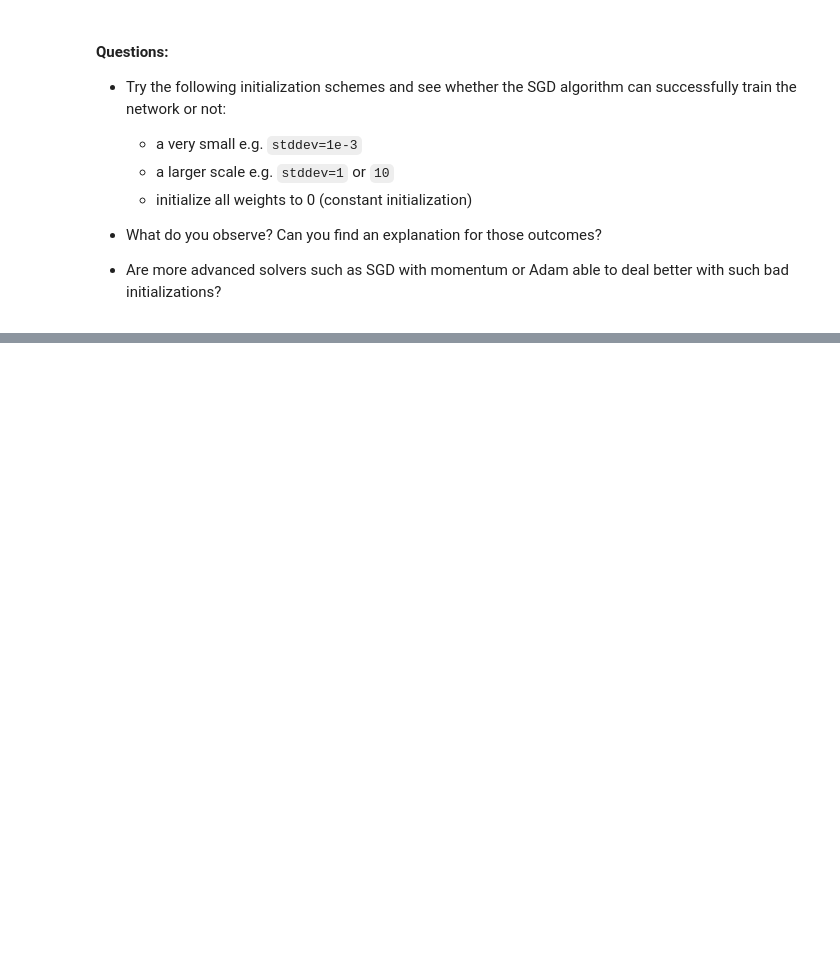
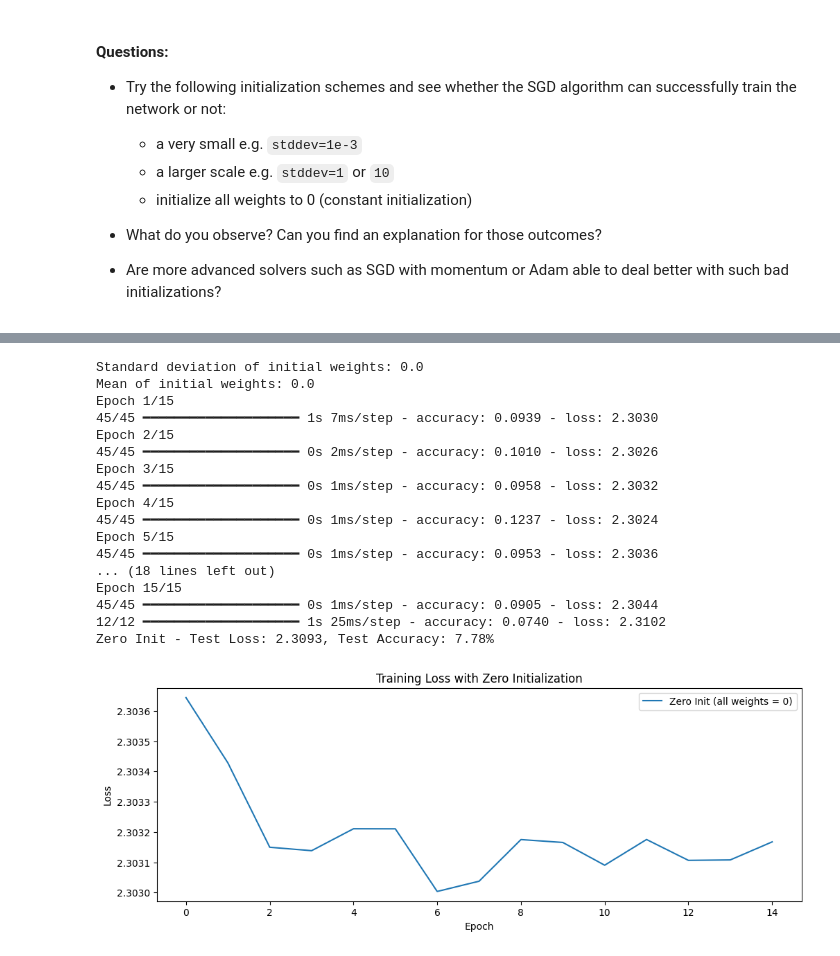
Before and after one commit to andreero0/deep_learning, a Jupyter notebook: 01_materials/labs/lab_1.ipynb, the cells around one changed output, grey strips where cells are left out. Cells and saved outputs as stored; diff of their text form; code cells hidden in the pictures; blank space fills up the shorter version.

```diff
--- a/01_materials/labs/lab_1.ipynb
+++ b/01_materials/labs/lab_1.ipynb
@@ -743,0 +877,68 @@ model.layers[0].weights
+# %%
+# 3. Zero initialization (all weights = 0)
+from tensorflow.keras import initializers
+from tensorflow.keras import optimizers
+from tensorflow.keras.models import Sequential
+from tensorflow.keras.layers import Dense
+import matplotlib.pyplot as plt
+
+# Define dimensions
+input_dim = 64
+hidden_dim = 64
+output_dim = 10
+
+# Create the zero initialization strategy
+zero_init = initializers.Constant(value=0)
+
+# Build the model with zero initialization
+model_zero = Sequential()
+model_zero.add(Dense(hidden_dim, input_dim=input_dim, activation="tanh",
+                    kernel_initializer=zero_init))
+model_zero.add(Dense(hidden_dim, activation="tanh",
+                    kernel_initializer=zero_init))
+model_zero.add(Dense(output_dim, activation="softmax",
+                    kernel_initializer=zero_init))
+
+# Compile the model
+model_zero.compile(optimizer=optimizers.SGD(learning_rate=0.1),
+                  loss='categorical_crossentropy', metrics=['accuracy'])
+
+# Check that weights are indeed zero
+zero_w = model_zero.layers[0].weights[0].numpy()
+print(f"Standard deviation of initial weights: {zero_w.std()}")
+print(f"Mean of initial weights: {zero_w.mean()}")
+
+# Train the model
+history_zero = model_zero.fit(X_train, y_train, epochs=15, batch_size=32, verbose=1)
+
+# Evaluate the model
+loss_zero, accuracy_zero = model_zero.evaluate(X_test, y_test)
+print(f"Zero Init - Test Loss: {loss_zero:.4f}, Test Accuracy: {accuracy_zero*100:.2f}%")
+
+# Plot the loss curve
+plt.figure(figsize=(12, 4))
+plt.plot(history_zero.history['loss'], label="Zero Init (all weights = 0)")
+plt.title("Training Loss with Zero Initialization")
+plt.xlabel("Epoch")
+plt.ylabel("Loss")
+plt.legend()
+plt.show()
+# %% [output]
+Standard deviation of initial weights: 0.0
+Mean of initial weights: 0.0
+Epoch 1/15
+45/45 ━━━━━━━━━━━━━━━━━━━━ 1s 7ms/step - accuracy: 0.0939 - loss: 2.3030
+Epoch 2/15
+45/45 ━━━━━━━━━━━━━━━━━━━━ 0s 2ms/step - accuracy: 0.1010 - loss: 2.3026
+Epoch 3/15
+45/45 ━━━━━━━━━━━━━━━━━━━━ 0s 1ms/step - accuracy: 0.0958 - loss: 2.3032
+Epoch 4/15
+45/45 ━━━━━━━━━━━━━━━━━━━━ 0s 1ms/step - accuracy: 0.1237 - loss: 2.3024
+Epoch 5/15
+45/45 ━━━━━━━━━━━━━━━━━━━━ 0s 1ms/step - accuracy: 0.0953 - loss: 2.3036
+... (18 lines left out)
+Epoch 15/15
+45/45 ━━━━━━━━━━━━━━━━━━━━ 0s 1ms/step - accuracy: 0.0905 - loss: 2.3044
+12/12 ━━━━━━━━━━━━━━━━━━━━ 1s 25ms/step - accuracy: 0.0740 - loss: 2.3102
+Zero Init - Test Loss: 2.3093, Test Accuracy: 7.78%
+[figure, added]
```
Also changed, not shown: parts of 6 cells of this notebook.
